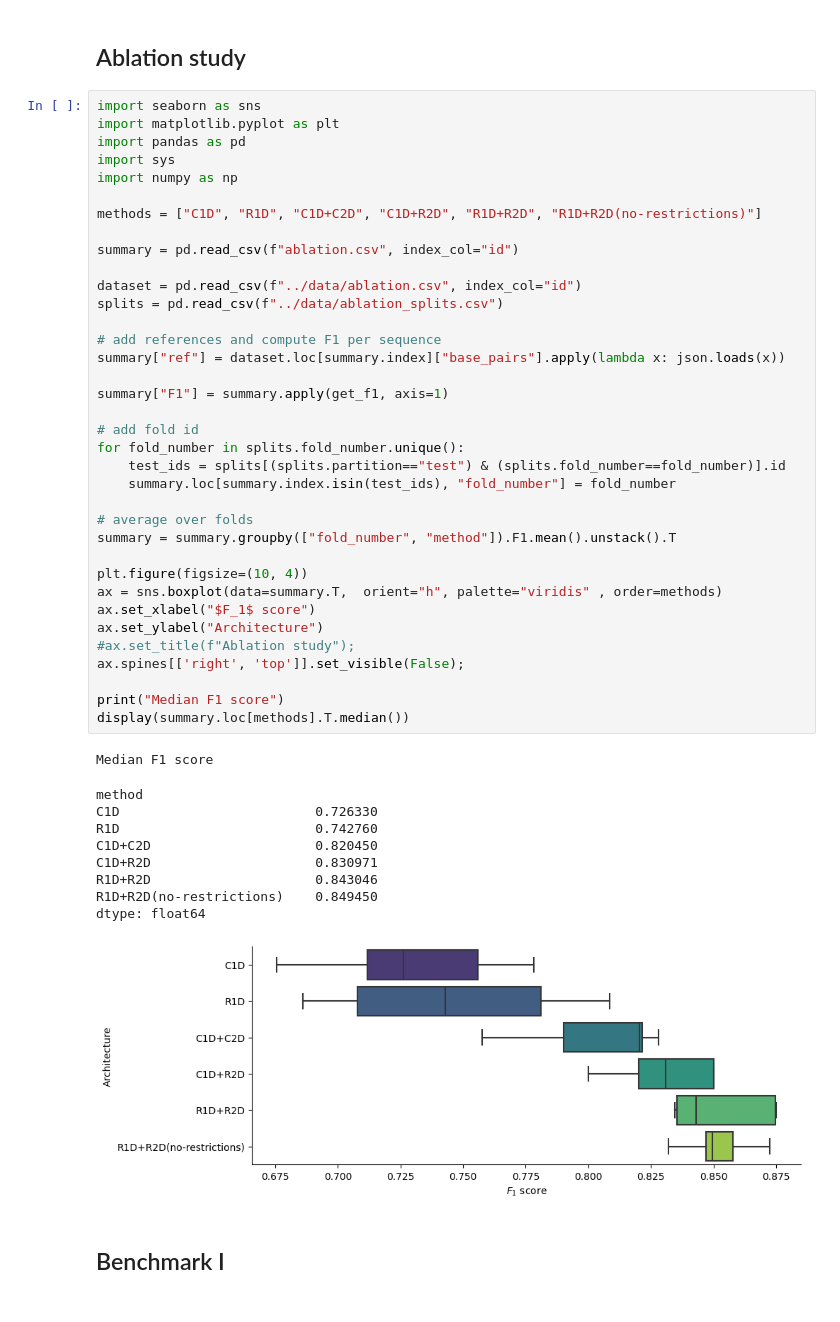
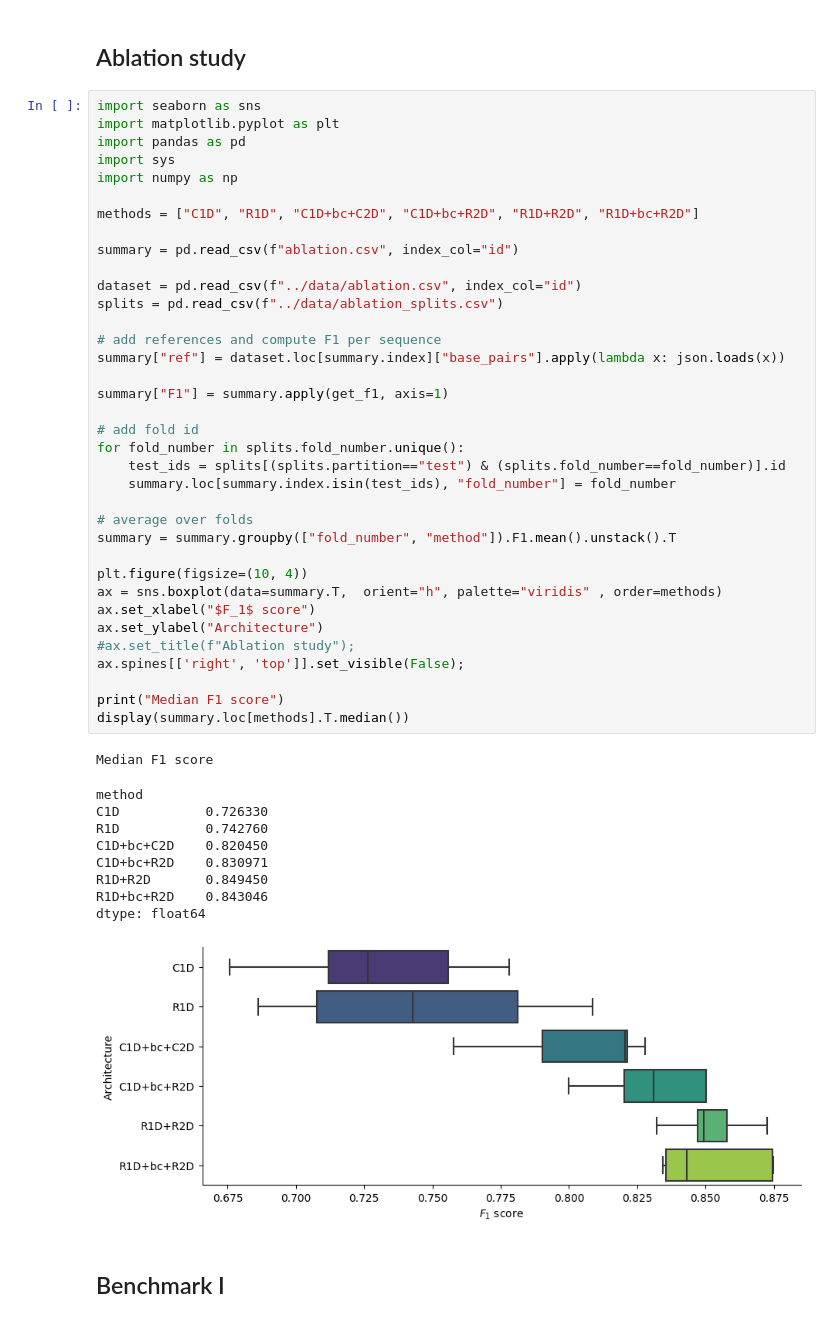
Before and after one commit to sinc-lab/sincFold, a Jupyter notebook: results/summary.ipynb, the cells around one changed output. Drawn from its saved outputs; the diff is of its cells as text.

Commit message:
Fix methods names

```diff
--- a/results/summary.ipynb
+++ b/results/summary.ipynb
@@ -25,46 +25,46 @@ import pandas as pd
 import sys
 import numpy as np
 
-methods = ["C1D", "R1D", "C1D+C2D", "C1D+R2D", "R1D+R2D", "R1D+R2D(no-restrictions)"]
+methods = ["C1D", "R1D", "C1D+bc+C2D", "C1D+bc+R2D", "R1D+R2D", "R1D+bc+R2D"]
 
 summary = pd.read_csv(f"ablation.csv", index_col="id")
 
 dataset = pd.read_csv(f"../data/ablation.csv", index_col="id")
 splits = pd.read_csv(f"../data/ablation_splits.csv")
 
 # add references and compute F1 per sequence
 summary["ref"] = dataset.loc[summary.index]["base_pairs"].apply(lambda x: json.loads(x))
 
 summary["F1"] = summary.apply(get_f1, axis=1)
 
 # add fold id
 for fold_number in splits.fold_number.unique():
     test_ids = splits[(splits.partition=="test") & (splits.fold_number==fold_number)].id
     summary.loc[summary.index.isin(test_ids), "fold_number"] = fold_number
 
 # average over folds
 summary = summary.groupby(["fold_number", "method"]).F1.mean().unstack().T
 
 plt.figure(figsize=(10, 4))
 ax = sns.boxplot(data=summary.T,  orient="h", palette="viridis" , order=methods)
 ax.set_xlabel("$F_1$ score")
 ax.set_ylabel("Architecture")
 #ax.set_title(f"Ablation study");
 ax.spines[['right', 'top']].set_visible(False);
 
 print("Median F1 score")
 display(summary.loc[methods].T.median())
 # %% [output]
 Median F1 score
 method
-C1D                         0.726330
-R1D                         0.742760
-C1D+C2D                     0.820450
-C1D+R2D                     0.830971
-R1D+R2D                     0.843046
-R1D+R2D(no-restrictions)    0.849450
+C1D           0.726330
+R1D           0.742760
+C1D+bc+C2D    0.820450
+C1D+bc+R2D    0.830971
+R1D+R2D       0.849450
+R1D+bc+R2D    0.843046
 dtype: float64
-[figure, old version]
+[figure, new version]
 # %% [markdown]
 ## Benchmark I
 # %%
```
Also changed, not shown: 1 other file.
